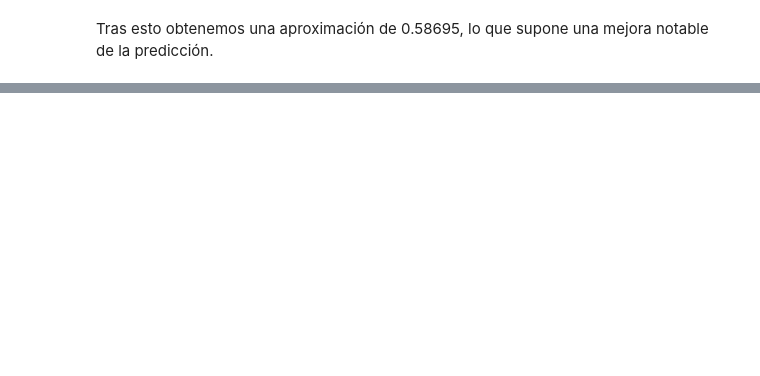
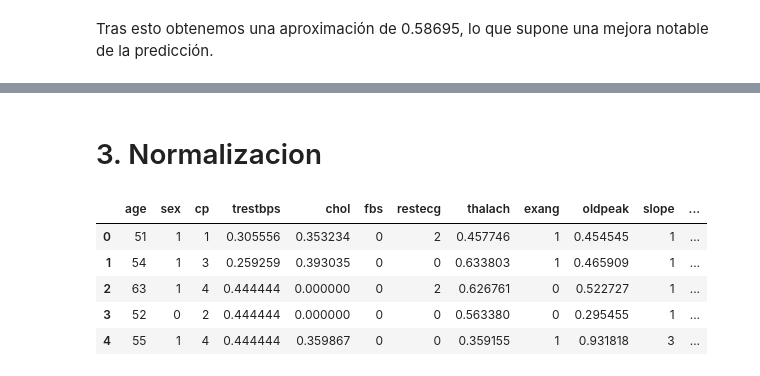
Before and after one commit to andrescervera/DATA-PROJECT-III, a Jupyter notebook: DATA_PROJECT_3.ipynb, the cells around one changed output, grey strips where cells are left out. Saved outputs shown, nothing was run; the diff lists cells and outputs as text; code cells hidden in the pictures; blank space fills up the shorter version.

```diff
--- a/DATA_PROJECT_3.ipynb
+++ b/DATA_PROJECT_3.ipynb
@@ -1118,0 +1301,46 @@ Tras esto obtenemos una aproximación de 0.58695, lo que supone una mejora notab
+# %% [markdown]
+# 3. Normalizacion
+# %%
+from sklearn.preprocessing import MinMaxScaler
+
+# Definir las columnas a normalizar
+columns_to_normalize = ['trestbps', 'chol', 'thalach', 'oldpeak']
+
+# Crear un MinMaxScaler
+scaler = MinMaxScaler()
+
+# Normalizar las características seleccionadas
+df_train[columns_to_normalize] = scaler.fit_transform(df_train[columns_to_normalize])
+df_test[columns_to_normalize] = scaler.transform(df_test[columns_to_normalize])
+# %%
+from sklearn.preprocessing import MinMaxScaler
+
+# Definir las columnas a normalizar
+columns_to_normalize = ['trestbps', 'chol', 'thalach', 'oldpeak']
+
+# Crear un MinMaxScaler
+scaler = MinMaxScaler()
+
+# Normalizar las características seleccionadas en el conjunto de entrenamiento
+df_train[columns_to_normalize] = scaler.fit_transform(df_train[columns_to_normalize])
+
+# Aplicar la misma transformación al conjunto de prueba
+df_test[columns_to_normalize] = scaler.transform(df_test[columns_to_normalize])
+# %%
+# Mapear los valores de 'thal' a 1, 2 y 3
+mapping = {3: 1, 6: 2, 7: 3}
+
+# Reemplazar los valores en el conjunto de entrenamiento
+df_train['thal'] = df_train['thal'].replace(mapping)
+
+# Reemplazar los valores en el conjunto de prueba
+df_test['thal'] = df_test['thal'].replace(mapping)
+# %%
+df_train.head()
+# %% [output]
+|  | age | sex | cp | trestbps | chol | fbs | restecg | thalach | exang | oldpeak | slope | ... |
+| 0 | 51 | 1 | 1 | 0.305556 | 0.353234 | 0 | 2 | 0.457746 | 1 | 0.454545 | 1 | ... |
+| 1 | 54 | 1 | 3 | 0.259259 | 0.393035 | 0 | 0 | 0.633803 | 1 | 0.465909 | 1 | ... |
+| 2 | 63 | 1 | 4 | 0.444444 | 0.000000 | 0 | 2 | 0.626761 | 0 | 0.522727 | 1 | ... |
+| 3 | 52 | 0 | 2 | 0.444444 | 0.000000 | 0 | 0 | 0.563380 | 0 | 0.295455 | 1 | ... |
+| 4 | 55 | 1 | 4 | 0.444444 | 0.359867 | 0 | 0 | 0.359155 | 1 | 0.931818 | 3 | ... |
```
Also changed, not shown: parts of 43 cells of this notebook, 2 other files.
